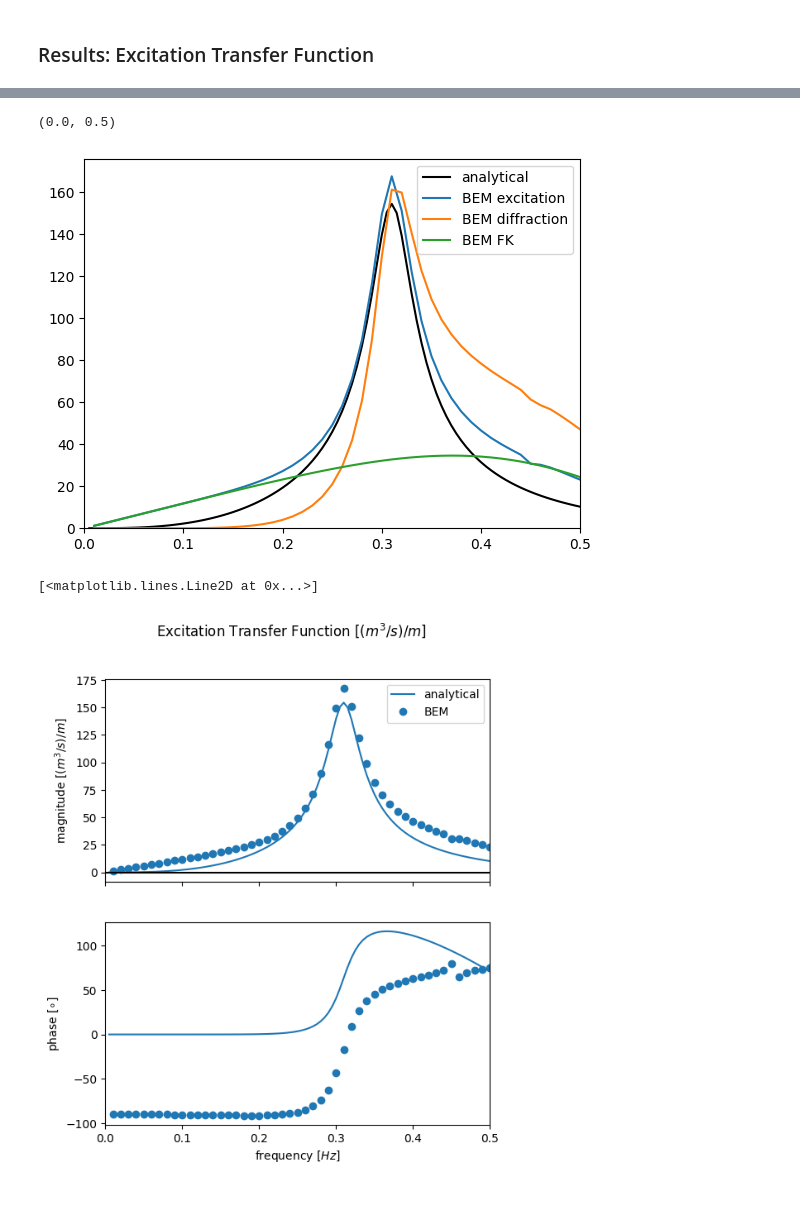
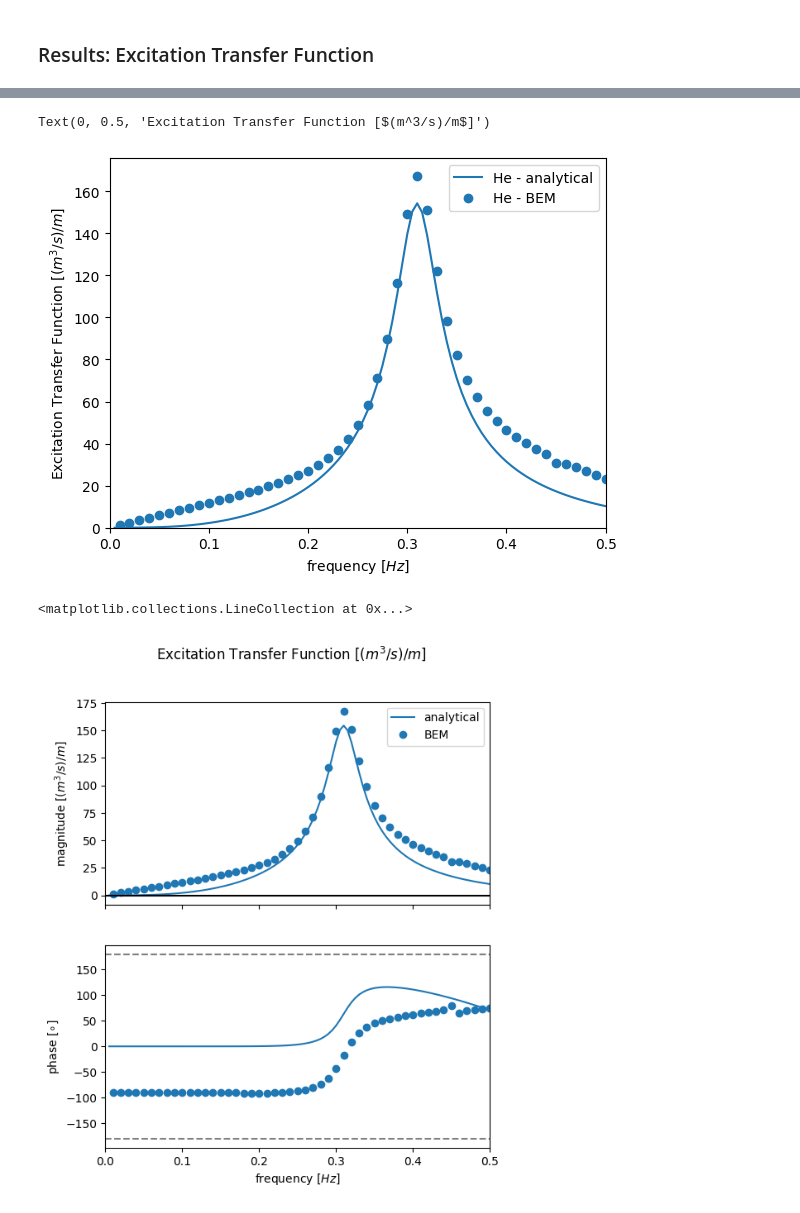
Before and after one commit to capytaine/capytaine, a Jupyter notebook: examples/cylinder/cylinder.ipynb, the cells around one changed output, grey strips where cells are left out. Cells and saved outputs as stored; diff of their text form; code cells hidden in the pictures.

```diff
--- a/examples/cylinder/cylinder.ipynb
+++ b/examples/cylinder/cylinder.ipynb
@@ -281,38 +250,45 @@ plt.plot(freq, np.abs(bem["Hd"]), 'o')
 # %%
-plt.plot(freq_a, np.abs(analytical["He"]), 'k-', label="analytical")
-plt.plot(freq, np.abs(bem["He"]), label="BEM excitation")
-plt.plot(freq, np.abs(bem["Hd"]), label="BEM diffraction")
-plt.plot(freq, np.abs(bem["Hfk"]), label="BEM FK")
+plt.plot(freq_a, np.abs(analytical["He"]), '-', color=default_colors[0], label="He - analytical")
+plt.plot(freq, np.abs(bem["He"]), 'o', color=default_colors[0], label="He - BEM")
 plt.legend()
+plt.xlim([0,freq[-1]])
 plt.ylim([0, None])
-plt.xlim([0,freq[-1]])
+plt.xlabel("frequency [$Hz$]")
+plt.ylabel("Excitation Transfer Function [$(m^3/s)/m$]")
 # %% [output]
-(0.0, 0.5)
+Text(0, 0.5, 'Excitation Transfer Function [$(m^3/s)/m$]')
-[figure, old version]
+[figure, new version]
 # %%
+log = False
+
 fig, axs = plt.subplots(2, 1, sharex=True, figsize=(6,7))
 fig.suptitle("Excitation Transfer Function [$(m^3/s)/m$]")
-axs[1].set_xlabel("frequency [$Hz$]")
-axs[0].set_ylabel("magnitude [$(m^3/s)/m$]")
-axs[1].set_ylabel("phase [$\circ$]")
-axs[0].set_xlim([0, freq[-1]])
-# axs[1].set_ylim([0, 360])
-
-def magnitude(x):
-    return np.abs(x)
-
+if log:
+    xlower = freq[0]
+    mag_unit = "dB"
+    axs[0].set_xscale('log')
+    axs[1].set_xscale('log')
+    def magnitude(x):
+        return 20*np.log10(np.abs(x))
+else:
+    xlower = 0
+    mag_unit = "$(m^3/s)/m$"
+    def magnitude(x):
+        return np.abs(x)
+axs[0].set_ylabel(f"magnitude [{mag_unit}]")
+axs[0].set_xlim([xlower, freq[-1]])
 axs[0].plot(freq_a, magnitude(analytical["He"]), '-', color=default_colors[0], label="analytical")
 axs[0].plot(freq, magnitude(bem["He"]), 'o', color=default_colors[0], label="BEM")
 axs[0].hlines([0], 0, freq[-1], color="k")
 axs[0].legend()
-
 def phase(x):
     p = np.angle(x)
-    # p[p<0] += 2*np.pi
     return p*180/np.pi
-
 axs[1].plot(freq_a, phase(analytical["He"]), '-', color=default_colors[0], label="analytical")
 axs[1].plot(freq, phase(bem["He"]), 'o', color=default_colors[0], label="BEM")
+axs[1].set_xlabel("frequency [$Hz$]")
+axs[1].set_ylabel("phase [$\circ$]")
+axs[1].hlines([-180,180], xlower, freq[-1], ls='--', color="0.5")
 # %% [output]
-[<matplotlib.lines.Line2D at 0x...>]
+<matplotlib.collections.LineCollection at 0x...>
-[figure, old version]
+[figure, new version]
```
Also changed, not shown: parts of 8 cells of this notebook, 1 other file.
